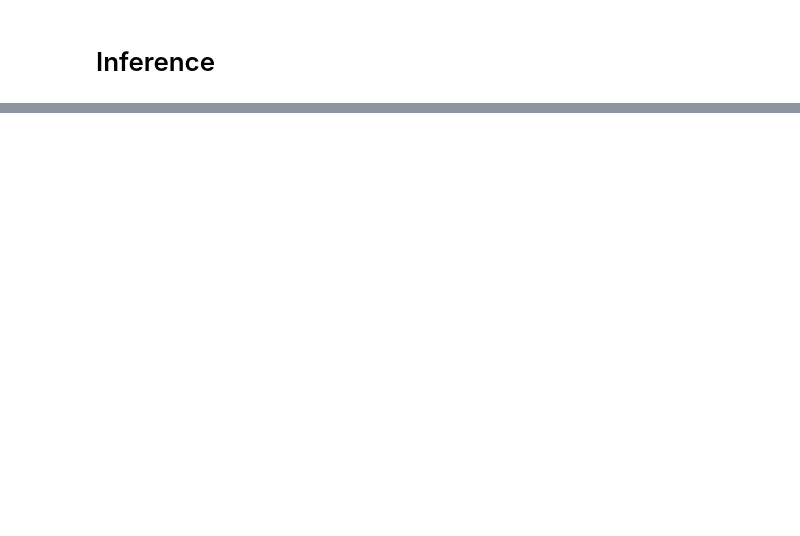
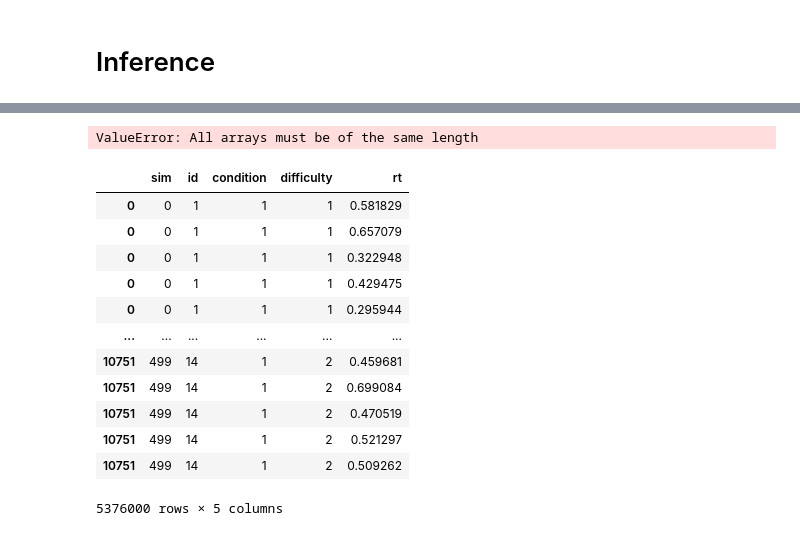
Before and after one commit to bayesflow-org/Non-Stationary-DDM-Validation, a Jupyter notebook: applications/inference/notebooks/model_validation.ipynb, the cells around one changed output, grey strips where cells are left out. Cells and saved outputs as stored; diff of their text form; code cells hidden in the pictures; blank space fills up the shorter version.

```diff
--- a/applications/inference/notebooks/model_validation.ipynb
+++ b/applications/inference/notebooks/model_validation.ipynb
@@ -259,0 +493,54 @@ fig.tight_layout()
+# %%
+rw_resim_df = pd.DataFrame({
+    'sim': sim,
+    'id': id,
+    'condition': condition,
+    'difficulty': difficulty,
+    'rt': rw_rt,
+    })
+# rw_resim_df = pd.DataFrame({
+#     'sim': sim,
+#     'id': id,
+#     'condition': condition,
+#     'difficulty': difficulty,
+#     'rt': np.abs(rw_resim_data.flatten()),
+#     })
+mrw_resim_df = pd.DataFrame({
+    'sim': sim,
+    'id': id,
+    'condition': condition,
+    'difficulty': difficulty,
+    'rt': np.abs(mrw_resim_data.flatten()),
+    })
+lf_resim_df = pd.DataFrame({
+    'sim': sim,
+    'id': id,
+    'condition': condition,
+    'difficulty': difficulty,
+    'rt': np.abs(lf_resim_data.flatten()),
+    })
+rs_resim_df = pd.DataFrame({
+    'sim': sim,
+    'id': id,
+    'condition': condition,
+    'difficulty': difficulty,
+    'rt': np.abs(rs_resim_data.flatten()),
+    })
+# %% [output]
+ValueError: All arrays must be of the same length
+# %%
+rw_resim_df
+# %% [output]
+|  | sim | id | condition | difficulty | rt |
+| 0 | 0 | 1 | 1 | 1 | 0.581829 |
+| 0 | 0 | 1 | 1 | 1 | 0.657079 |
+| 0 | 0 | 1 | 1 | 1 | 0.322948 |
+| 0 | 0 | 1 | 1 | 1 | 0.429475 |
+| 0 | 0 | 1 | 1 | 1 | 0.295944 |
+| ... | ... | ... | ... | ... | ... |
+| 10751 | 499 | 14 | 1 | 2 | 0.459681 |
+| 10751 | 499 | 14 | 1 | 2 | 0.699084 |
+| 10751 | 499 | 14 | 1 | 2 | 0.470519 |
+| 10751 | 499 | 14 | 1 | 2 | 0.521297 |
+| 10751 | 499 | 14 | 1 | 2 | 0.509262 |
+5376000 rows × 5 columns
```
Also changed, not shown: parts of 45 cells of this notebook, 10 other files.
